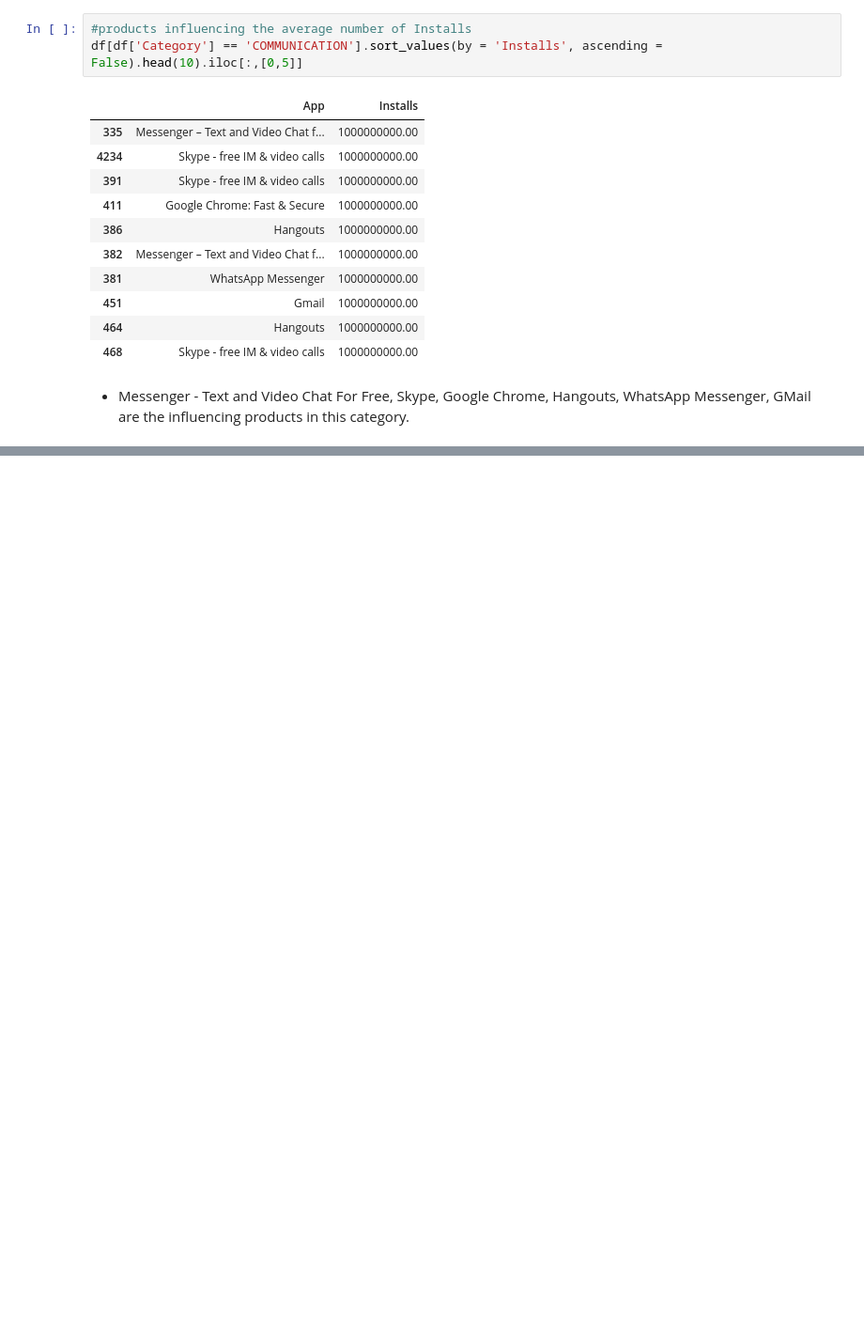
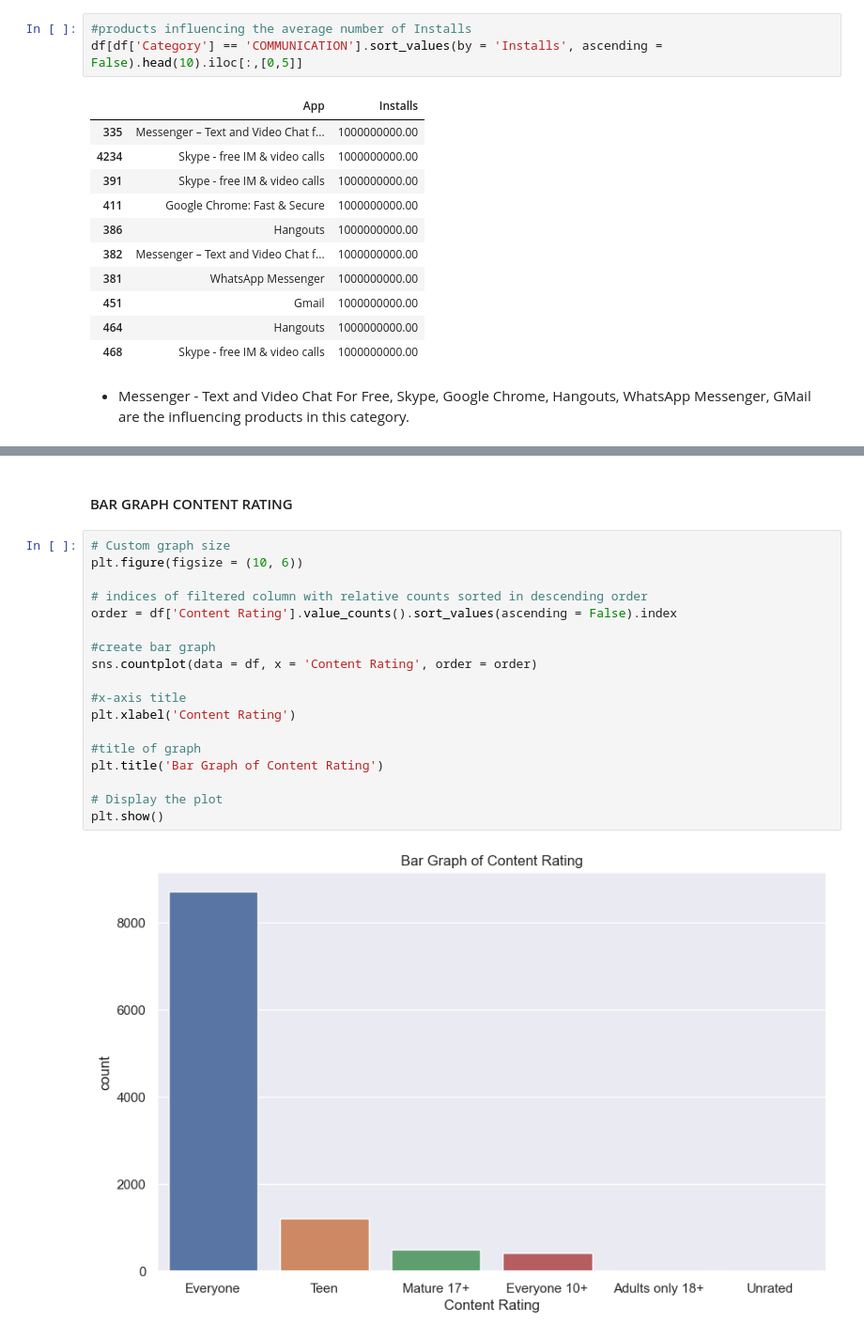
Before and after one commit to RitiGawade/Google-Play-Store, a Jupyter notebook: Data_Visualization.ipynb, the cells around one changed output, grey strips where cells are left out. Shown at 94% size. Cells and saved outputs as stored; diff of their text form; blank space fills up the shorter version.

```diff
--- a/Data_Visualization.ipynb
+++ b/Data_Visualization.ipynb
@@ -1333,0 +1356,22 @@ df[df['Category'] == 'COMMUNICATION'].sort_values(by = 'Installs', ascending = F
+# %% [markdown]
+#### BAR GRAPH CONTENT RATING
+# %%
+# Custom graph size
+plt.figure(figsize = (10, 6))
+
+# indices of filtered column with relative counts sorted in descending order
+order = df['Content Rating'].value_counts().sort_values(ascending = False).index
+
+#create bar graph
+sns.countplot(data = df, x = 'Content Rating', order = order)
+
+#x-axis title
+plt.xlabel('Content Rating')
+
+#title of graph
+plt.title('Bar Graph of Content Rating')
+
+# Display the plot
+plt.show()
+# %% [output]
+[figure, added]
```
Also changed, not shown: parts of 46 cells of this notebook.
